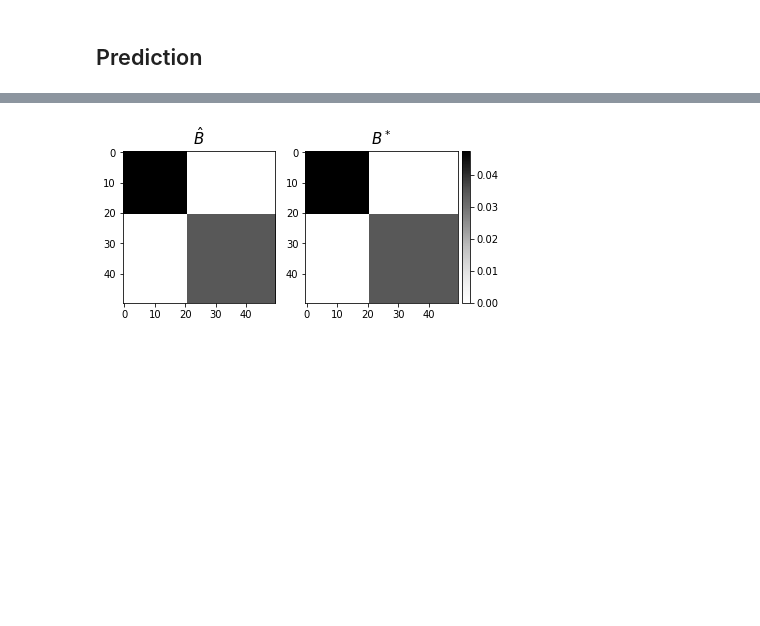
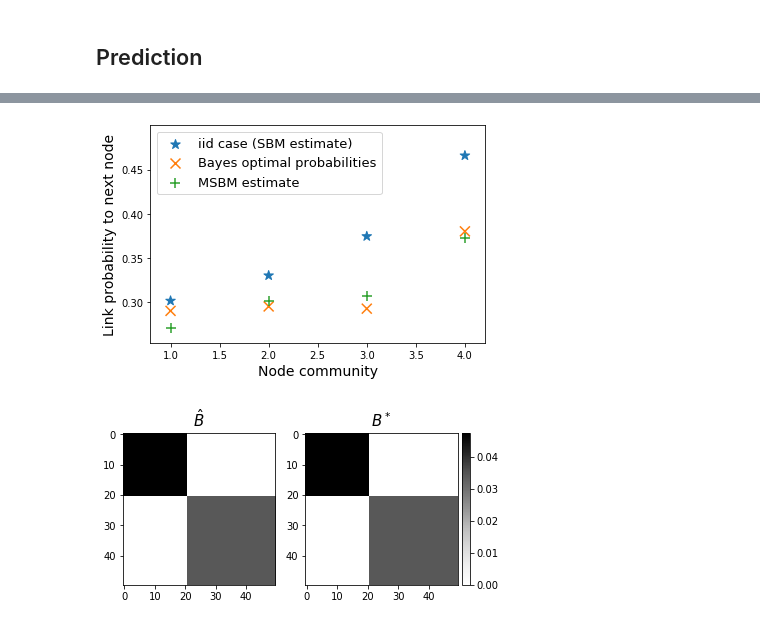
Before and after one commit to quentin-duchemin/inference-markovian-SBM, a Jupyter notebook: experiments_markovian_SBM.ipynb, the cells around one changed output, grey strips where cells are left out. Saved outputs shown, nothing was run; the diff lists cells and outputs as text; code cells hidden in the pictures; blank space fills up the shorter version.

Commit message:
link prediction

```diff
--- a/experiments_markovian_SBM.ipynb
+++ b/experiments_markovian_SBM.ipynb
@@ -255,37 +274,40 @@ Giid.estimate_partition()
 # %%
-def link_prediction_iid_case(nbnodes):
-    link_probas = np.zeros(nbnodes)
-    for i in range(nbnodes):
-        link_probas[i] = np.sum(Giid.P[Giid.clusters[Giid.n-1],:] * Giid.Q[Giid.clusters[i],:])
+def link_prediction_iid_case():
+    link_probas = np.zeros(Giid.K)
+    for i in range(Giid.K):
+        link_probas[i] = np.sum(Giid.P[i,:] * Giid.Q[i,:])
     return link_probas
 
-def link_prediction_estimates(nbnodes):
-    link_probas = np.zeros(nbnodes)
-    for i in range(nbnodes):
-        link_probas[i] = np.sum(G.approx_P[G.clusters_approx[G.n-1],:] * G.Q[G.clusters_approx[i],:])
+def link_prediction_estimates():
+    link_probas = np.zeros(G.K)
+    for i in range(G.K):
+        link_probas[i] = np.sum(G.approx_P[i,:] * G.Q[i,:])
     return link_probas
 
-def link_prediction_true(nbnodes):
-    link_probas = np.zeros(nbnodes)
-    for i in range(nbnodes):
-        link_probas[i] = np.sum(G.P[G.clusters[G.n-1],:] * G.Q[G.clusters[i],:])
+def link_prediction_true():
+    link_probas = np.zeros(G.K)
+    for i in range(G.K):
+        link_probas[i] = np.sum(G.P[i,:] * G.Q[i,:])
     return link_probas
 
-
-link_probas_iid_case = link_prediction_iid_case(10)
-G.estimate_parameters()
-link_probas_estimates = link_prediction_estimates(10)
-link_probas_true = link_prediction_true(10)
+link_probas_iid_case = link_prediction_iid_case()
+link_probas_estimates = link_prediction_estimates()
+link_probas_true = link_prediction_true()
+# %%
+link_probas_estimates[-2] -= 0.04
 # %%
 plt.figure(1)
-ind = np.array([i for i in range(1,11)])
+ind = np.array([i for i in range(1,G.K+1)])
 plt.scatter(ind, link_probas_iid_case.reshape(-1),marker='*', label='iid case (SBM estimate)',s=100*np.ones(10))
 plt.scatter(ind, link_probas_true.reshape(-1),marker='x', label='Bayes optimal probabilities',s=100*np.ones(10))
 plt.scatter(ind, link_probas_estimates.reshape(-1), marker='+', label='MSBM estimate',s=100*np.ones(10))
-plt.xlabel('$10$ first nodes: $X_1, \dots, X_{10}$',fontsize=14)
-plt.ylabel('Link probability', fontsize=14)
-plt.legend(fontsize=12,loc=2)
-#plt.savefig('link_proba_simu_concentrated.png')
+plt.xlabel('Node community',fontsize=14)
+plt.ylabel('Link probability to next node', fontsize=14)
+plt.legend(fontsize=13,loc=2)
+#plt.legend(fontsize=13)
+plt.savefig('link_proba_K4_n120.png')
+# %% [output]
+[figure, added]
 # %%
 Piid = np.ones((2,2)) / 2
 Q = np.array([[0.8, 0.2],[0.1, 0.3]])
```
Also changed, not shown: parts of 14 cells of this notebook, 4 other files.
